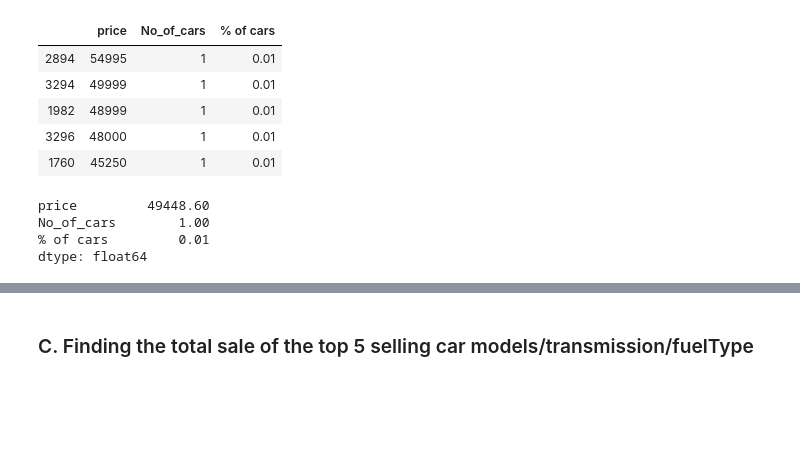
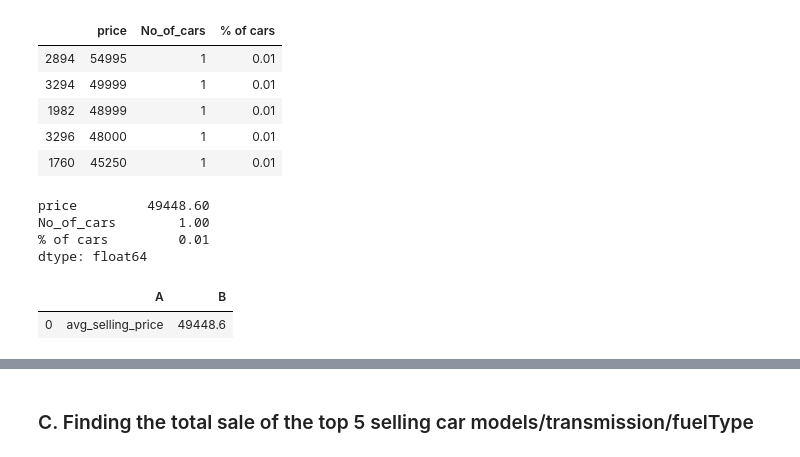
Before and after one commit to nabilatajrin/bmw-used-car-analysis, a Jupyter notebook: ford_used_car_EDA.ipynb, the cells around one changed output, grey strips where cells are left out. Drawn from its saved outputs; the diff is of its cells as text; code cells hidden in the pictures; blank space fills up the shorter version.

```diff
--- a/ford_used_car_EDA.ipynb
+++ b/ford_used_car_EDA.ipynb
@@ -479,3 +531,11 @@ price         49448.60
 No_of_cars        1.00
 % of cars         0.01
 dtype: float64
+# %%
+df_B = pd.DataFrame({'A':['avg_selling_price'],
+                     'B':[49448.60]})
+
+display(df_B)
+# %% [output]
+|  | A | B |
+| 0 | avg_selling_price | 49448.6 |
```
Also changed, not shown: parts of 10 cells of this notebook.
